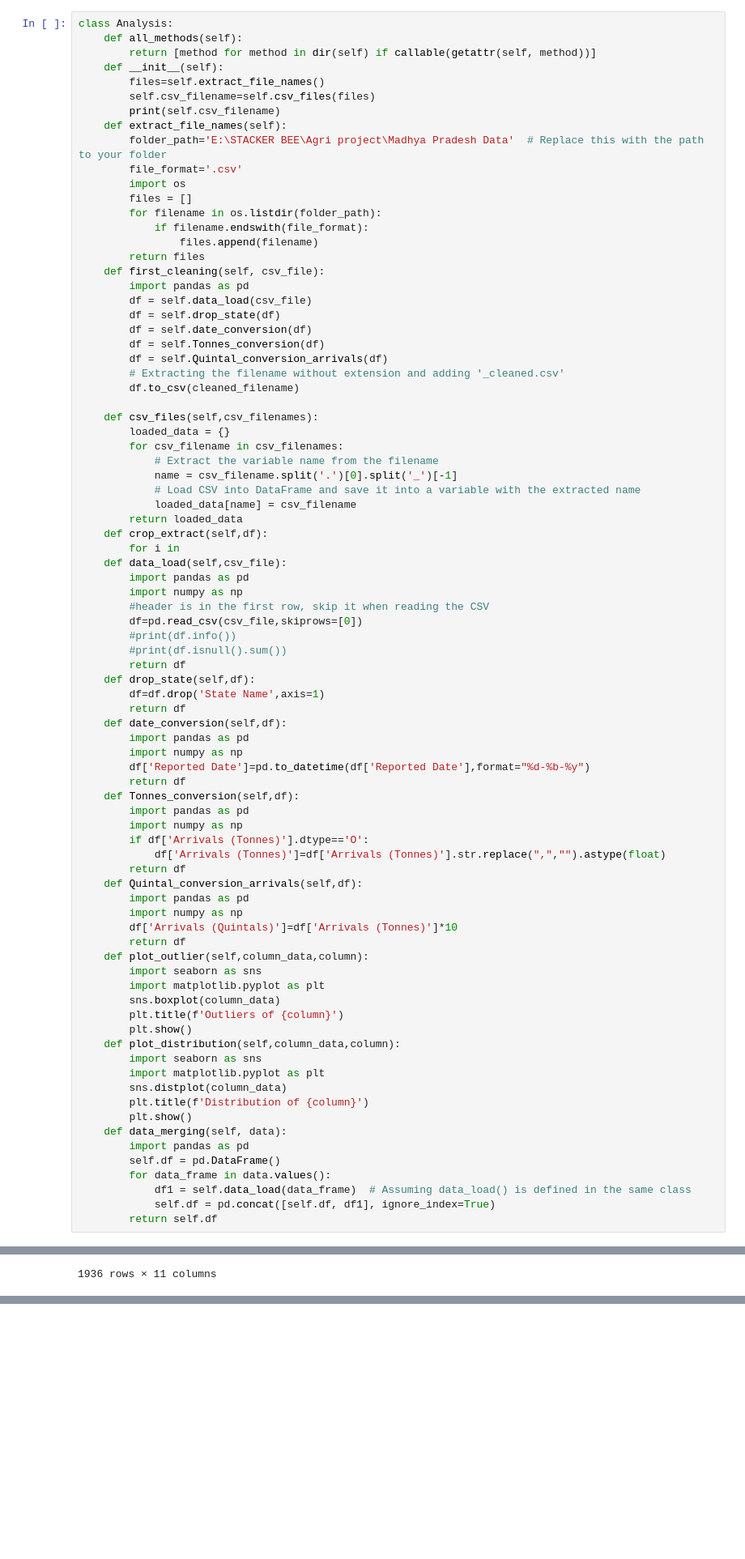
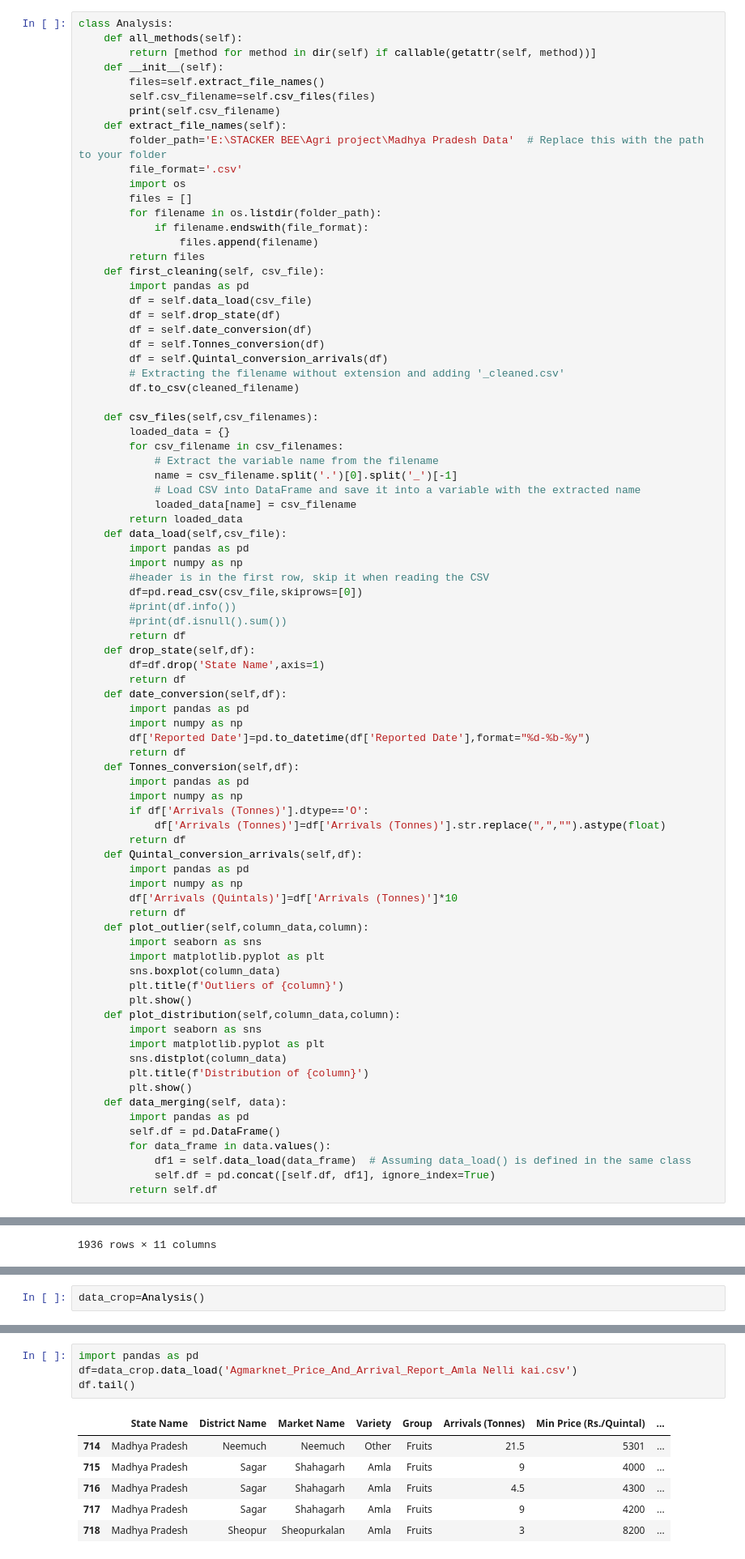
Before and after one commit to Ajayrajc1998/AGRI-TECH, a Jupyter notebook: Madhya Pradesh Data/Data Cleaning.ipynb, the cells around one changed output, grey strips where cells are left out. Shown at 81% size. Saved outputs shown, nothing was run; the diff lists cells and outputs as text; blank space fills up the shorter version.

```diff
--- a/Madhya Pradesh Data/Data Cleaning.ipynb
+++ b/Madhya Pradesh Data/Data Cleaning.ipynb
@@ -33,8 +33,6 @@ class Analysis:
             # Load CSV into DataFrame and save it into a variable with the extracted name
             loaded_data[name] = csv_filename
         return loaded_data
-    def crop_extract(self,df):
-        for i in
     def data_load(self,csv_file):
         import pandas as pd
         import numpy as np
@@ -1228,0 +1229,2 @@ pd.read_csv('Agmarknet_Price_And_Arrival_Report_Ahar-Dal-Tur-Dal_cleaned.csv')
+# %%
+data_crop=Analysis()
@@ -1228,0 +1260,11 @@ pd.read_csv('Agmarknet_Price_And_Arrival_Report_Ahar-Dal-Tur-Dal_cleaned.csv')
+# %%
+import pandas as pd
+df=data_crop.data_load('Agmarknet_Price_And_Arrival_Report_Amla Nelli kai.csv')
+df.tail()
+# %% [output]
+|  | State Name | District Name | Market Name | Variety | Group | Arrivals (Tonnes) | Min Price (Rs./Quintal) | ... |
+| 714 | Madhya Pradesh | Neemuch | Neemuch | Other | Fruits | 21.5 | 5301 | ... |
+| 715 | Madhya Pradesh | Sagar | Shahagarh | Amla | Fruits | 9 | 4000 | ... |
+| 716 | Madhya Pradesh | Sagar | Shahagarh | Amla | Fruits | 4.5 | 4300 | ... |
+| 717 | Madhya Pradesh | Sagar | Shahagarh | Amla | Fruits | 9 | 4200 | ... |
+| 718 | Madhya Pradesh | Sheopur | Sheopurkalan | Amla | Fruits | 3 | 8200 | ... |
```
Also changed, not shown: parts of 24 cells of this notebook, 5 other files.
